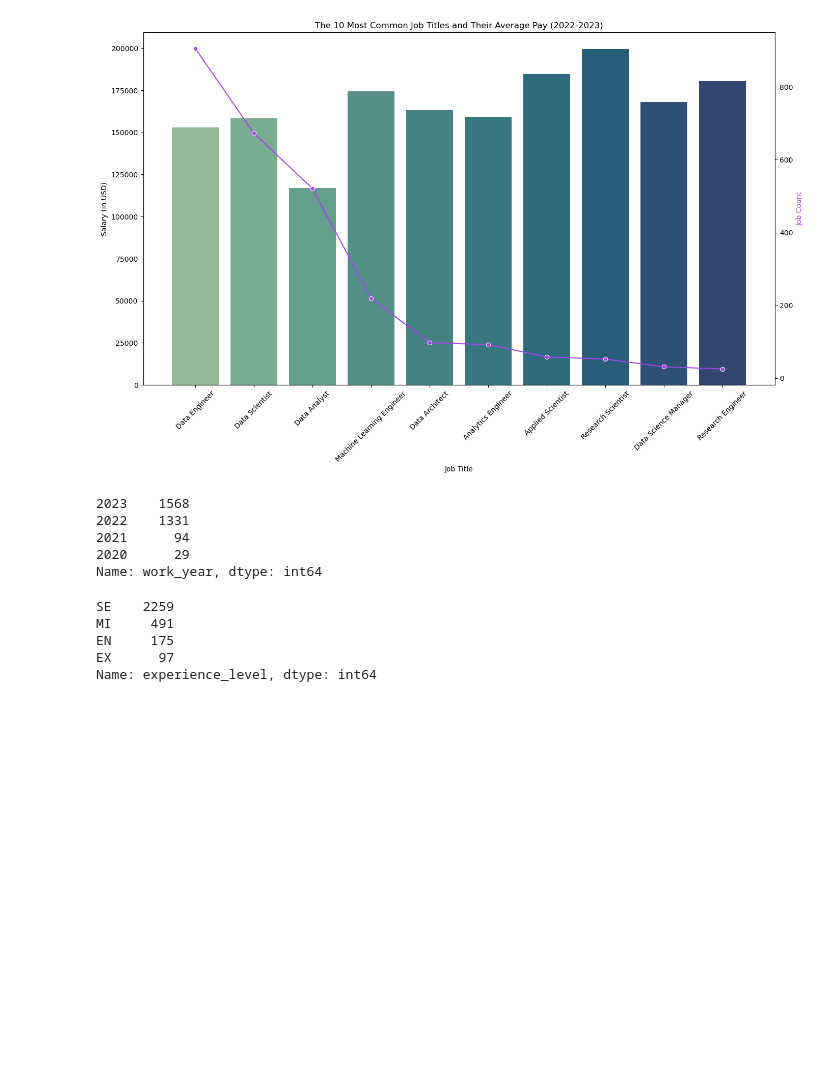
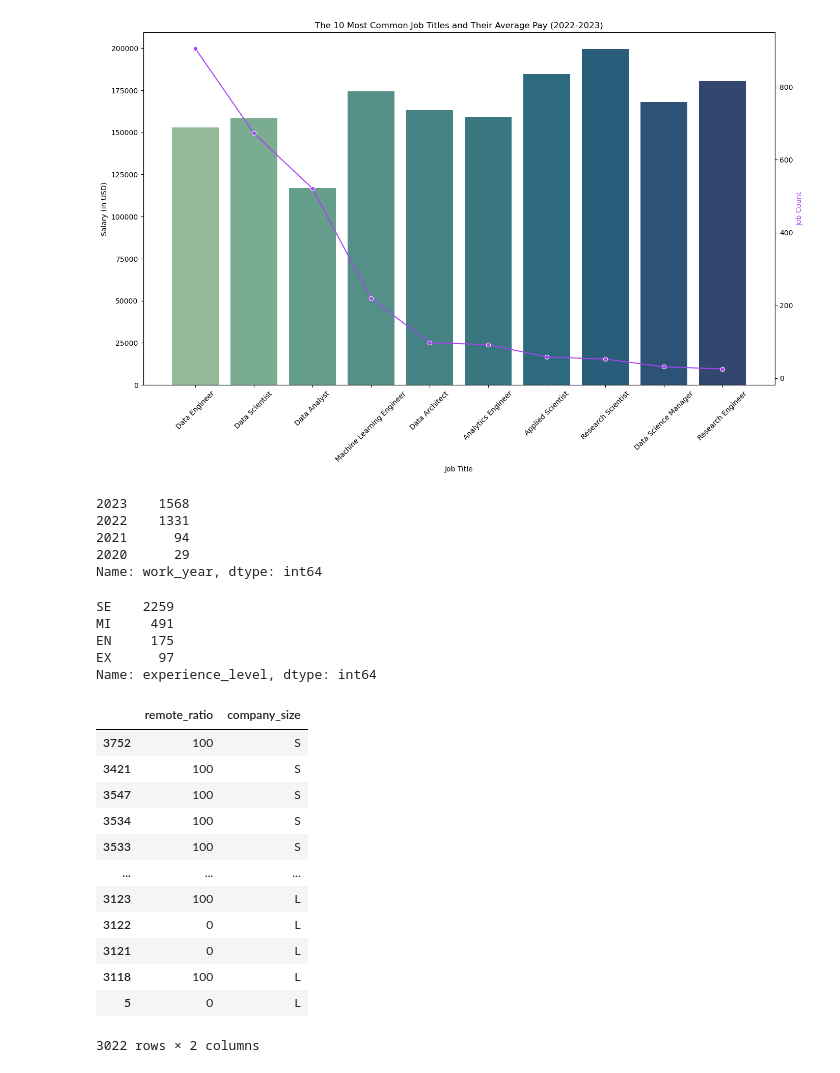
Before and after one commit to joshlynj/ds_salaries, a Jupyter notebook: notebooks/eda.ipynb, the cells around one changed output. Drawn from its saved outputs; the diff is of its cells as text; code cells hidden in the pictures; blank space fills up the shorter version.

```diff
--- a/notebooks/eda.ipynb
+++ b/notebooks/eda.ipynb
@@ -346,3 +346,21 @@ MI     491
 EN     175
 EX      97
 Name: experience_level, dtype: int64
+# %%
+remote_df = us_ft_df[['remote_ratio',"company_size"]].sort_values(by='company_size', ascending=False)
+#type(remote_df)
+remote_df
+# %% [output]
+|  | remote_ratio | company_size |
+| 3752 | 100 | S |
+| 3421 | 100 | S |
+| 3547 | 100 | S |
+| 3534 | 100 | S |
+| 3533 | 100 | S |
+| ... | ... | ... |
+| 3123 | 100 | L |
+| 3122 | 0 | L |
+| 3121 | 0 | L |
+| 3118 | 100 | L |
+| 5 | 0 | L |
+3022 rows × 2 columns
```
Also changed, not shown: parts of 4 cells of this notebook, 1 other file.
